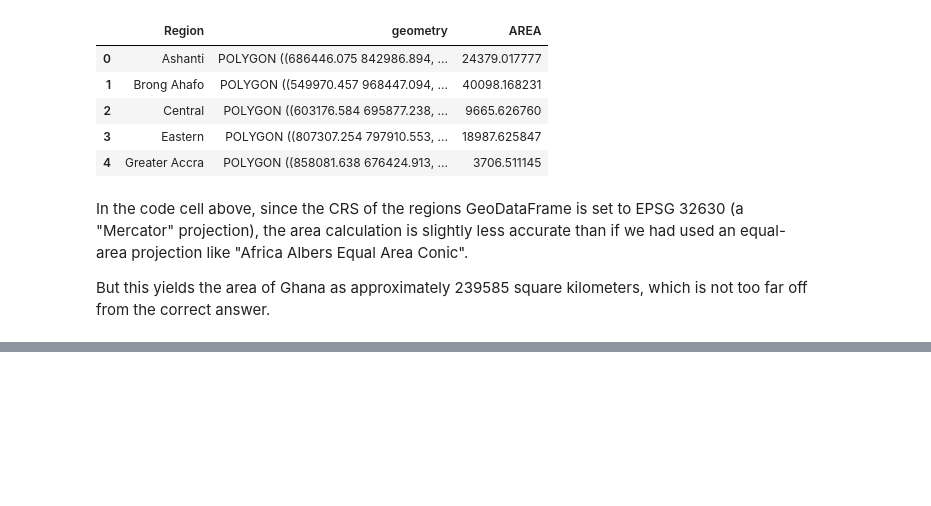
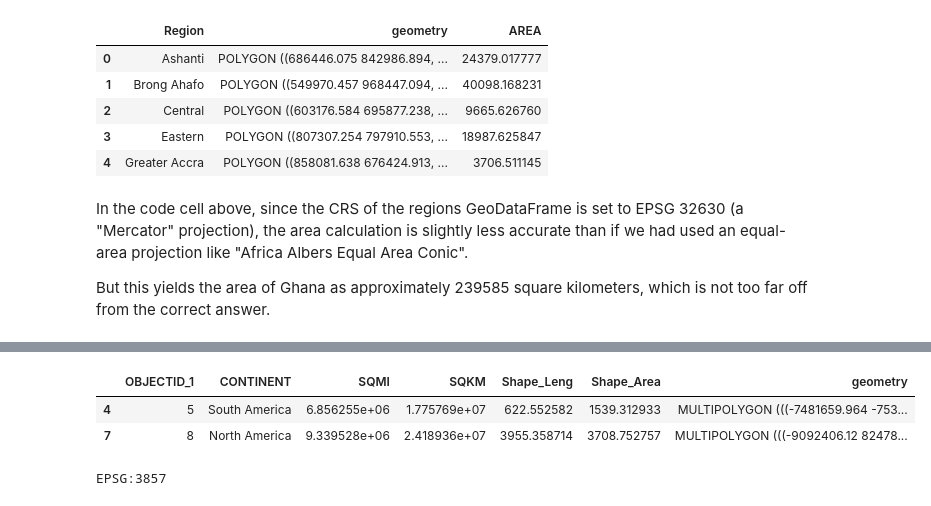
Before and after one commit to bcjspiros/edu-kaggle-GeospatialAnalysis, a Jupyter notebook: notebooks/Python/CoordinateReferenceSystems.ipynb, the cells around one changed output, grey strips where cells are left out. Cells and saved outputs as stored; diff of their text form; code cells hidden in the pictures; blank space fills up the shorter version.

```diff
--- a/notebooks/Python/CoordinateReferenceSystems.ipynb
+++ b/notebooks/Python/CoordinateReferenceSystems.ipynb
@@ -130,0 +198,13 @@ But this yields the area of Ghana as approximately 239585 square kilometers, whi
+# %%
+# Load a GeoDataFrame with country boundaries in North/South America, print the first 5 rows
+world = gpd.read_file(here("data/world_continents/world_continents.shp"))
+americas = world.loc[world['CONTINENT'].isin(['North America', 'South America'])]
+americas.head()
+# %% [output]
+|  | OBJECTID_1 | CONTINENT | SQMI | SQKM | Shape_Leng | Shape_Area | geometry |
+| 4 | 5 | South America | 6.856255e+06 | 1.775769e+07 | 622.552582 | 1539.312933 | MULTIPOLYGON (((-7481659.964 -753... |
+| 7 | 8 | North America | 9.339528e+06 | 2.418936e+07 | 3955.358714 | 3708.752757 | MULTIPOLYGON (((-9092406.12 82478... |
+# %%
+print(americas.crs)
+# %% [output]
+EPSG:3857
```
Also changed, not shown: parts of 11 cells of this notebook, 3 other files.
